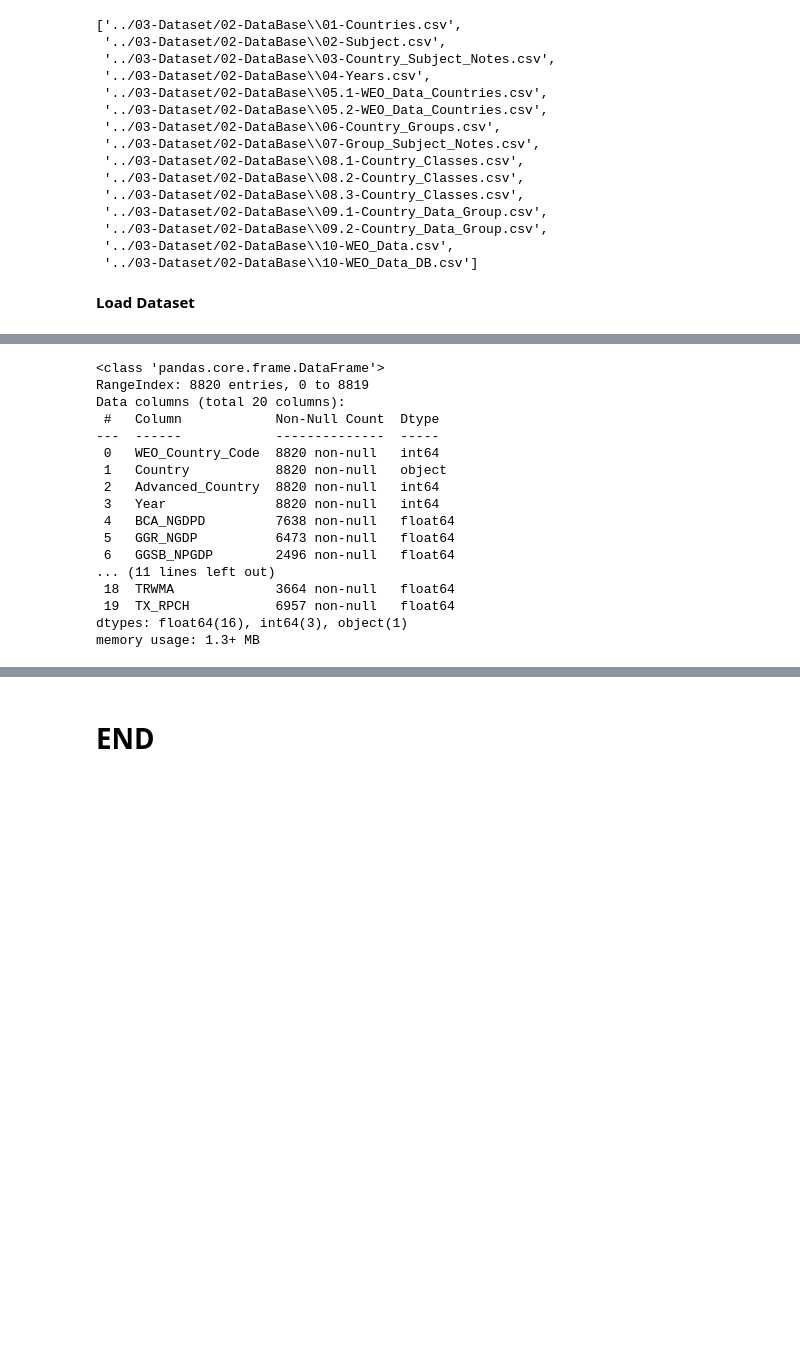
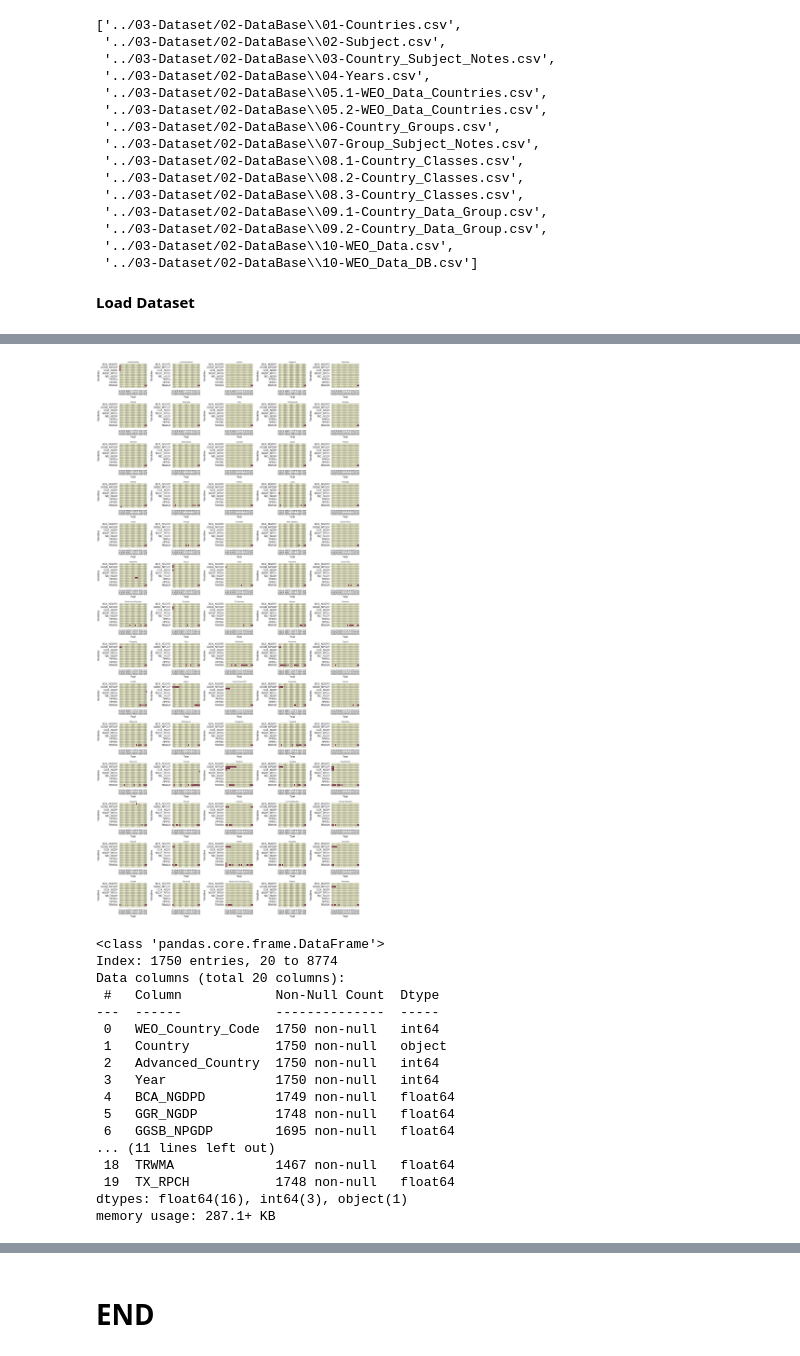
Before and after one commit to MohamedataS/Inflation-Forecasting-PanelModels, a Jupyter notebook: 04-Clean_Organize_EDA/05-Null_Value.ipynb, the cells around one changed output, grey strips where cells are left out. Saved outputs shown, nothing was run; the diff lists cells and outputs as text; code cells hidden in the pictures; blank space fills up the shorter version.

```diff
--- a/04-Clean_Organize_EDA/05-Null_Value.ipynb
+++ b/04-Clean_Organize_EDA/05-Null_Value.ipynb
@@ -86,0 +139,4 @@ display(df.head())
+# %%
+filtered_df2 = filtered_df[filtered_df.Year.isin(np.arange(2000,2025))]
+print(filtered_df2.shape)
+filtered_df2.head()
@@ -87,20 +151,70 @@ display(df.head())
+# %%
+# Get the list of valid countries from the filtered DataFrame
+countries = filtered_df2['Country'].unique()
+
+# Set the number of columns in the subplot grid
+cols = 5
+rows = math.ceil(len(countries) / cols)  # Calculate number of required rows
+
+# Create a figure and axes for subplots
+fig, axes = plt.subplots(rows, cols, figsize=(cols * 4, rows * 3))
+axes = axes.flatten()  # Flatten to easily index axes
+
+for idx, country in enumerate(countries):
+    # Filter the DataFrame for the current country
+    df_country = filtered_df2[filtered_df2['Country'] == country]
+
+    # Drop non-data columns
+    data_only = df_country.drop(columns=['WEO_Country_Code', 'Country', 'Advanced_Country'])
+
+    # Group by 'Year' and calculate missing value ratios for each variable
+    missing_by_year = data_only.groupby(df_country['Year']) \
+                               .apply(lambda x: x.drop(columns=['Year'], errors='ignore').isnull().mean())
+
+    # Transpose for heatmap format
+    missing_by_year = missing_by_year.T
+
+    # Plot in the current subplot axis
+    ax = axes[idx]
+    sns.heatmap(
+        missing_by_year,
+        cmap='YlOrRd',
+        linewidths=0.3,
+        linecolor='gray',
+        cbar=False,  # Hide color bar in each subplot to avoid clutter
+        ax=ax
+    )
+
+    ax.set_title(country, fontsize=10)
+    ax.set_xlabel('Year')
+    ax.set_ylabel('Variables')
+
+# Remove any unused axes
+for j in range(len(countries), len(axes)):
+    fig.delaxes(axes[j])
+
+# Adjust layout
+plt.tight_layout()
+plt.show()
+# %% [output]
+[figure, added]
 # %%
-df.info()
+filtered_df2.info()
 # %% [output]
 <class 'pandas.core.frame.DataFrame'>
-RangeIndex: 8820 entries, 0 to 8819
+Index: 1750 entries, 20 to 8774
 Data columns (total 20 columns):
  #   Column            Non-Null Count  Dtype
 ---  ------            --------------  -----
- 0   WEO_Country_Code  8820 non-null   int64
- 1   Country           8820 non-null   object
- 2   Advanced_Country  8820 non-null   int64
- 3   Year              8820 non-null   int64
- 4   BCA_NGDPD         7638 non-null   float64
- 5   GGR_NGDP          6473 non-null   float64
- 6   GGSB_NPGDP        2496 non-null   float64
+ 0   WEO_Country_Code  1750 non-null   int64
+ 1   Country           1750 non-null   object
+ 2   Advanced_Country  1750 non-null   int64
+ 3   Year              1750 non-null   int64
+ 4   BCA_NGDPD         1749 non-null   float64
+ 5   GGR_NGDP          1748 non-null   float64
+ 6   GGSB_NPGDP        1695 non-null   float64
 ... (11 lines left out)
- 18  TRWMA             3664 non-null   float64
- 19  TX_RPCH           6957 non-null   float64
+ 18  TRWMA             1467 non-null   float64
+ 19  TX_RPCH           1748 non-null   float64
 dtypes: float64(16), int64(3), object(1)
-memory usage: 1.3+ MB
+memory usage: 287.1+ KB
```
Also changed, not shown: parts of 12 cells of this notebook, 33 other files.
